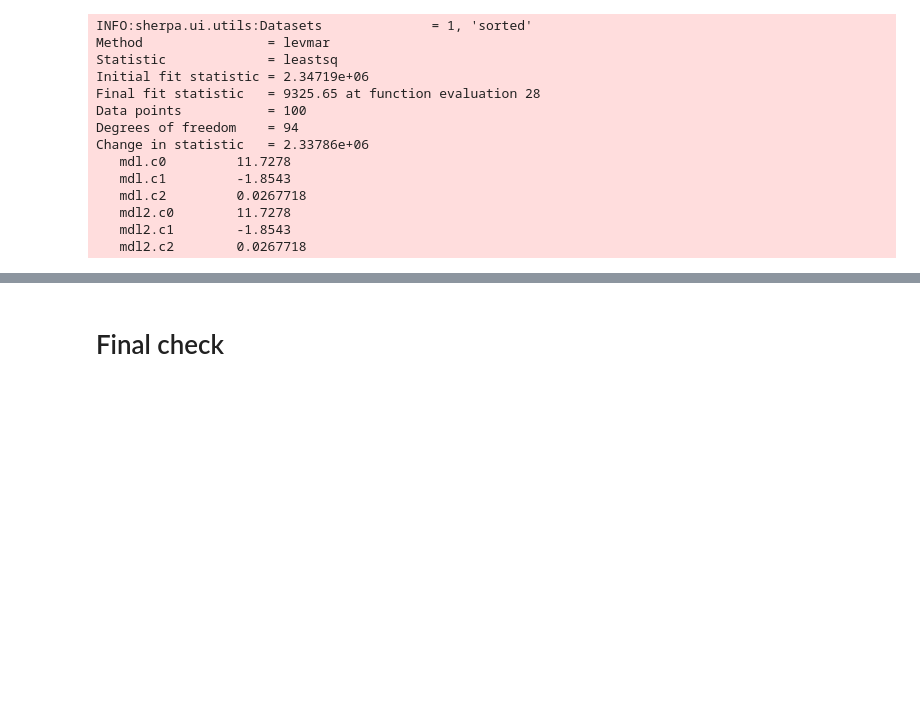
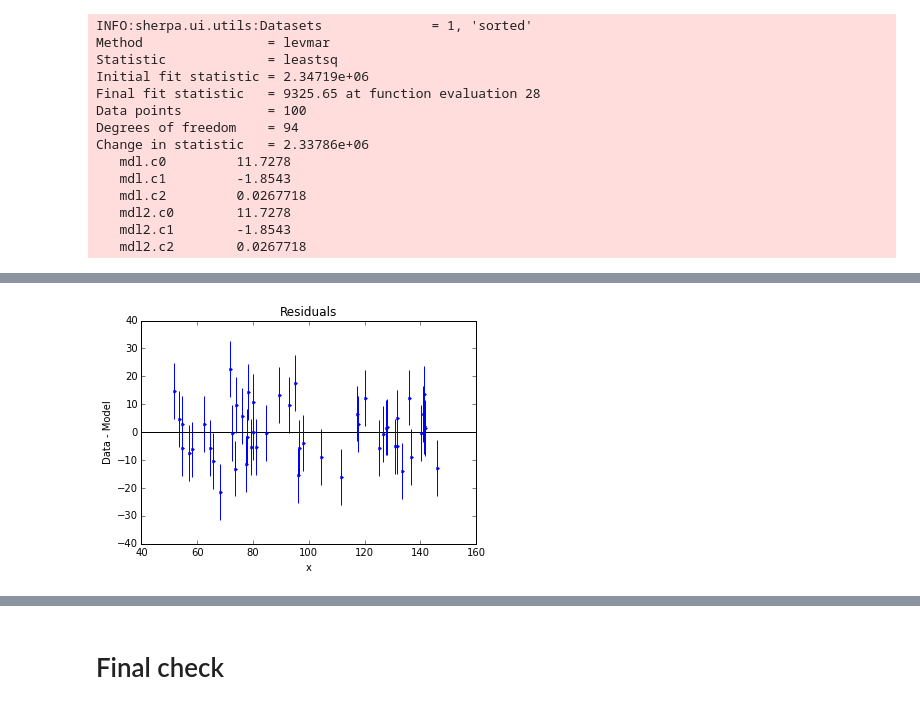
Before and after one commit to DougBurke/sherpa-notebook-test, a Jupyter notebook: basic-1d-test.ipynb, the cells around one changed output, grey strips where cells are left out. Saved outputs shown, nothing was run; the diff lists cells and outputs as text; code cells hidden in the pictures; blank space fills up the shorter version.

```diff
--- a/basic-1d-test.ipynb
+++ b/basic-1d-test.ipynb
@@ -557,0 +626,4 @@ t.assertEqualTol(a2_fit, mdl2.c2.val, tol=a2_tol, msg='combined fit: mdl2 c2 val
+# %%
+ui.plot_resid('sorted')
+# %% [output]
+[figure, added]
```
Also changed, not shown: parts of 32 cells of this notebook.
